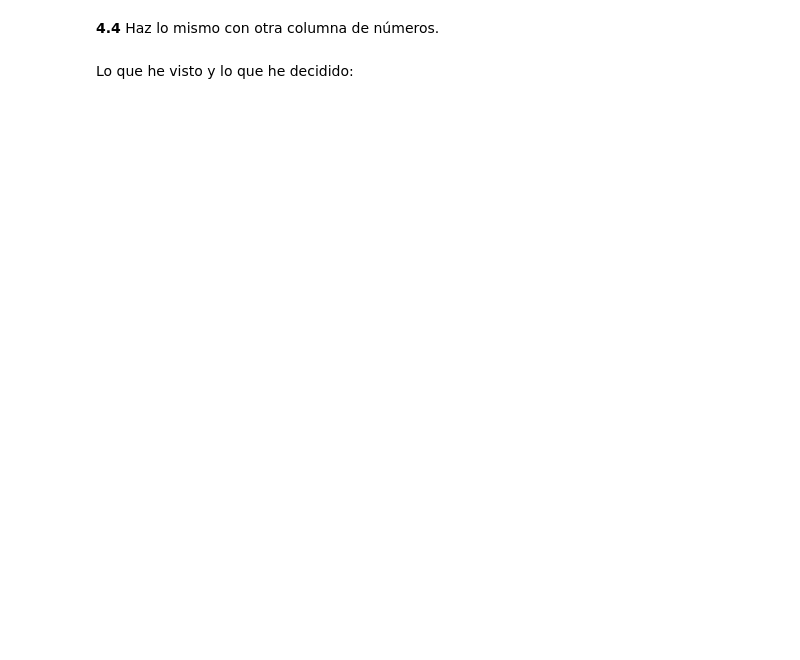
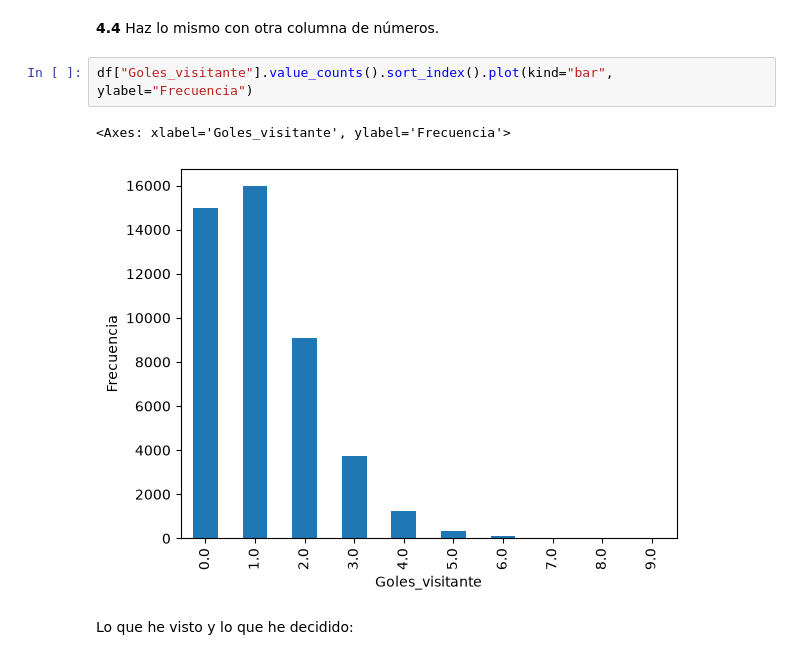
Before and after one commit to jormartinez109/PROYECTO-EDA-FUTBOL, a Jupyter notebook: eda.ipynb, the cells around one changed output. Cells and saved outputs as stored; diff of their text form; blank space fills up the shorter version.

```diff
--- a/eda.ipynb
+++ b/eda.ipynb
@@ -90,4 +337,9 @@ Mira los números con el describe, la media, la mediana y un histograma.
 # %% [markdown]
 **4.4** Haz lo mismo con otra columna de números.
+# %%
+df["Goles_visitante"].value_counts().sort_index().plot(kind="bar", ylabel="Frecuencia")
+# %% [output]
+<Axes: xlabel='Goles_visitante', ylabel='Frecuencia'>
+[figure, added]
 # %% [markdown]
 Lo que he visto y lo que he decidido:
```
Also changed, not shown: parts of 19 cells of this notebook.
